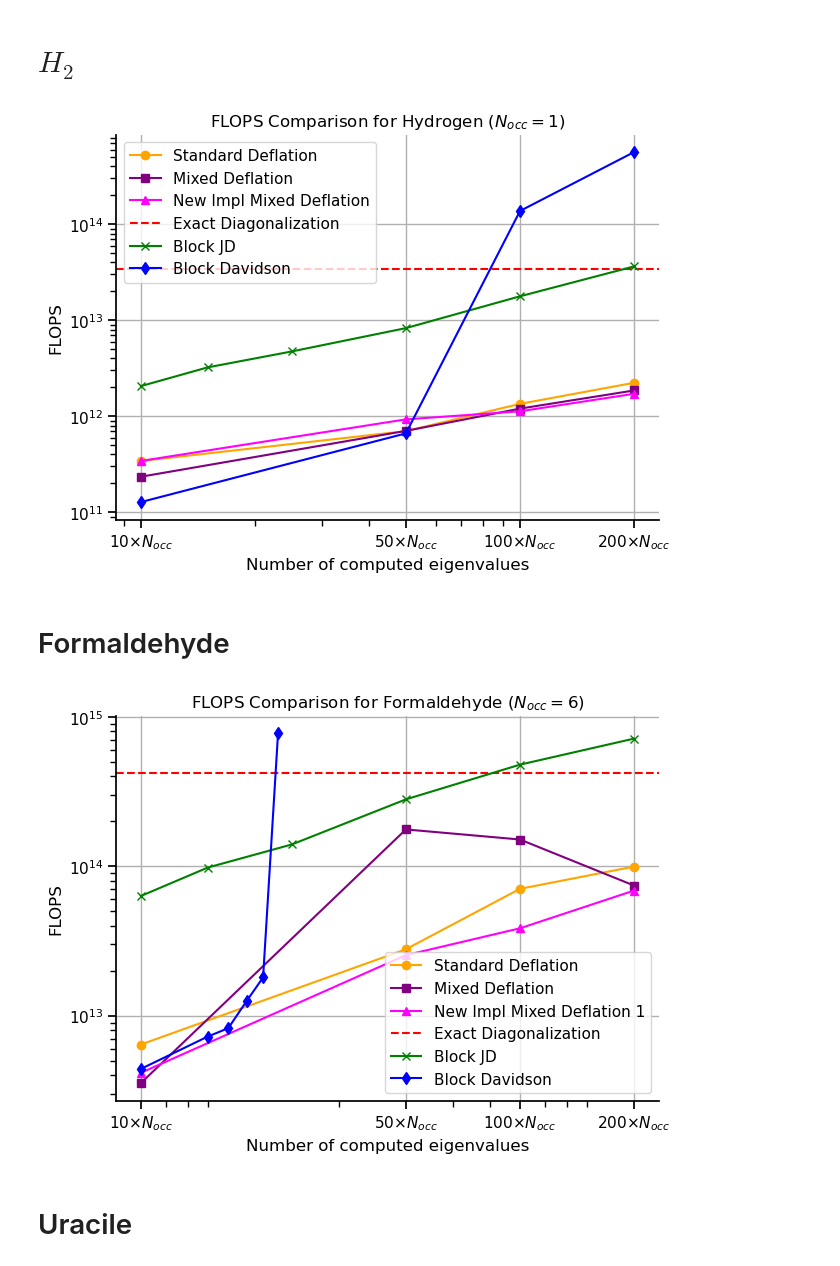
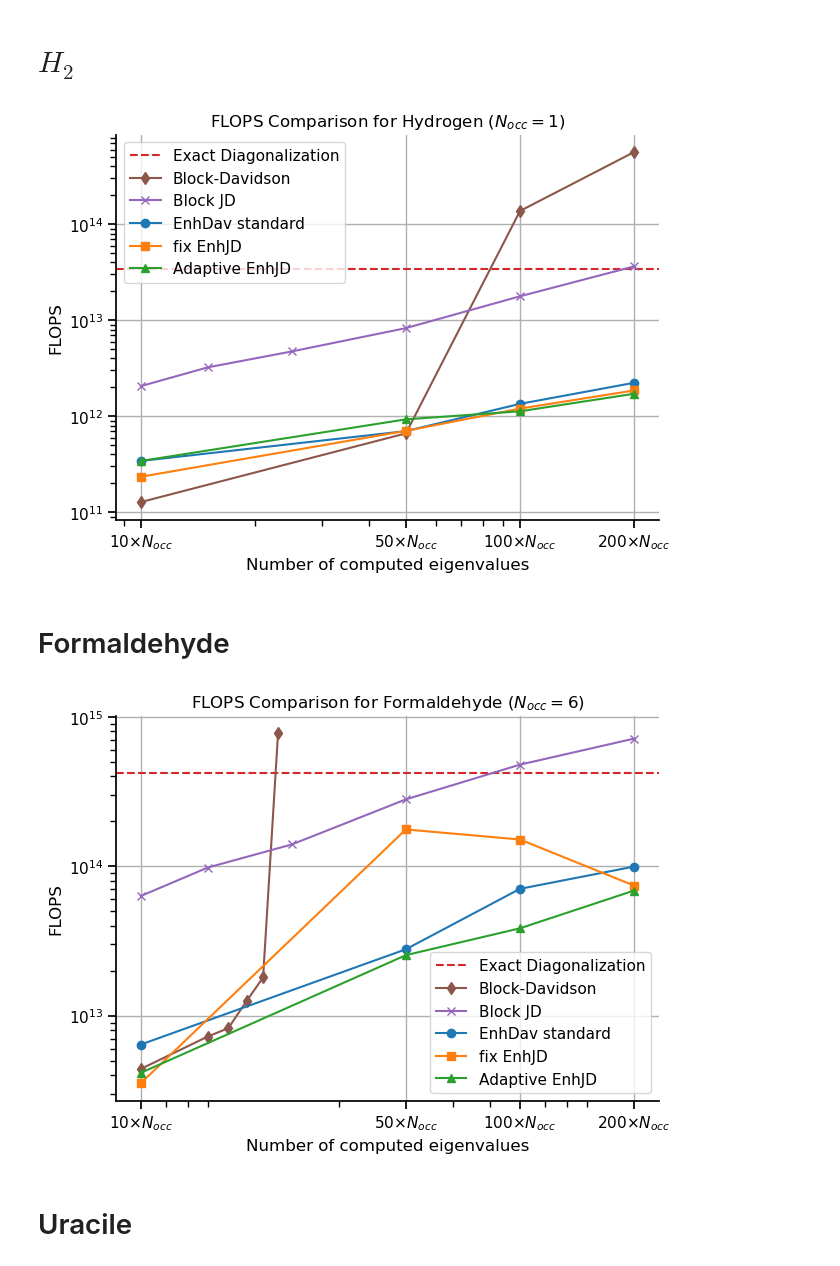
Before and after one commit to framere/Final_codes_MA, a Jupyter notebook: Results_plots/results_final.ipynb, the cells around one changed output. Drawn from its saved outputs; the diff is of its cells as text; code cells hidden in the pictures.

```diff
--- a/Results_plots/results_final.ipynb
+++ b/Results_plots/results_final.ipynb
@@ -4,6 +4,7 @@ import matplotlib.pyplot as plt
 import seaborn as sns
 
 sns.set_context("notebook")
+colors = sns.color_palette("tab10")
 # %% [markdown]
 # $H_2$
 # %%
@@ -37,18 +38,12 @@ FLOPS_8_BD = np.array([127689696180, 662860224900, 137527449849000, 565044490819
 FLOPS_8_JD = np.array([2060487752588, 3229146169698, 4731214902594, 8278518451500, 17761714631160, 36397959365280])
 # %%
 plt.figure(figsize=(7, 5))
-
-plt.plot(ls, FLOPS_25_def_std, marker='o', label='Standard Deflation', color='orange')
-
-plt.plot(ls, FLOPS_25_def_new, marker='s', label='Mixed Deflation', color='purple')
-
-plt.plot(ls, FLOPS_25_def_new_impl, marker='^', label='New Impl Mixed Deflation', color='magenta')
-
-plt.axhline(y=Exact_diago, color='r', linestyle='--', label='Exact Diagonalization')
-
-plt.plot(N_JD, FLOPS_8_JD, marker='x', label='Block JD', color='green')
-
-plt.plot(ls, FLOPS_8_BD, marker='d', label='Block Davidson', color='blue')
+plt.axhline(y=Exact_diago, color=colors[3], linestyle='--', label='Exact Diagonalization')
+plt.plot(ls, FLOPS_8_BD, marker='d', label='Block-Davidson', color=colors[5])
+plt.plot(N_JD, FLOPS_8_JD, marker='x', label='Block JD', color=colors[4])
+plt.plot(ls, FLOPS_25_def_std, marker='o', label='EnhDav standard', color=colors[0])
+plt.plot(ls, FLOPS_25_def_new, marker='s', label='fix EnhJD', color=colors[1])
+plt.plot(ls, FLOPS_25_def_new_impl, marker='^', label='Adaptive EnhJD', color=colors[2])
 
 plt.xscale('log')
 plt.yscale('log')
@@ -67,7 +62,7 @@ sns.despine()
 plt.savefig('FLOPS_comparison_Hydrogen.pdf')
 plt.show()
 # %% [output]
-[figure, old version]
+[figure, new version]
 # %% [markdown]
 # Formaldehyde
 # %%
@@ -95,36 +90,30 @@ FLOPS_beta25_impl1 = np.array([4148365720086, 25426240907522, 38471656220710, 68
 FLOPS_beta25_impl2 = np.array([4148365720086, 20064592804272, 44225936796369, 114574873417791]) # use cosine to check convergence
 # %%
 plt.figure(figsize=(7, 5))
-
-plt.plot(N_defl, FLOPS_25_def, marker='o', label='Standard Deflation', color='orange')
-
-plt.plot(N_defl, FLOPS_beta25, marker='s', label='Mixed Deflation', color='purple')
-
-plt.plot(N_defl, FLOPS_beta25_impl1, marker='^', label='New Impl Mixed Deflation 1', color='magenta')
-# plt.plot(N_defl, FLOPS_beta25_impl2, marker='v', label='New Impl Mixed Deflation 2', color='brown')
-
-plt.axhline(y=exact_diago, color='r', linestyle='--', label='Exact Diagonalization')
-
-plt.plot(N_JD, FLOPS_JD_alpha8, marker='x', label='Block JD', color='green')
-plt.plot(N_block, FLOPS_8, marker='d', label='Block Davidson', color='blue')
+plt.axhline(y=exact_diago, color=colors[3], linestyle='--', label='Exact Diagonalization')
+plt.plot(N_block, FLOPS_8, marker='d', label='Block-Davidson', color=colors[5])
+plt.plot(N_JD, FLOPS_JD_alpha8, marker='x', label='Block JD', color=colors[4])
+plt.plot(N_defl, FLOPS_25_def, marker='o', label='EnhDav standard', color=colors[0])
+plt.plot(N_defl, FLOPS_beta25, marker='s', label='fix EnhJD', color=colors[1])
+plt.plot(N_defl, FLOPS_beta25_impl1, marker='^', label='Adaptive EnhJD', color=colors[2])
 
 plt.xscale('log')
 plt.yscale('log')
 plt.xlabel('Number of computed eigenvalues')
 plt.ylabel('FLOPS')
 
 xticks = np.array([10, 50, 100, 200]) * N_occ
 # Create labels: one line for nev, second line for multiplier
 xtick_labels = [f"{mult}×$N_{{occ}}$" for nev, mult in zip(xticks, [10, 50, 100, 200])]
 plt.xticks(xticks, xtick_labels)
 plt.title(r'FLOPS Comparison for Formaldehyde (${N_{occ}} = 6$)')
 plt.legend()
 plt.grid(True)
 sns.despine()
 plt.savefig('FLOPS_comparison_Formaldehyde.pdf')
 plt.show()
 # %% [output]
-[figure, old version]
+[figure, new version]
 # %% [markdown]
 # Uracile
 # %%
```
Also changed, not shown: parts of 1 cell of this notebook, 3 other files.
